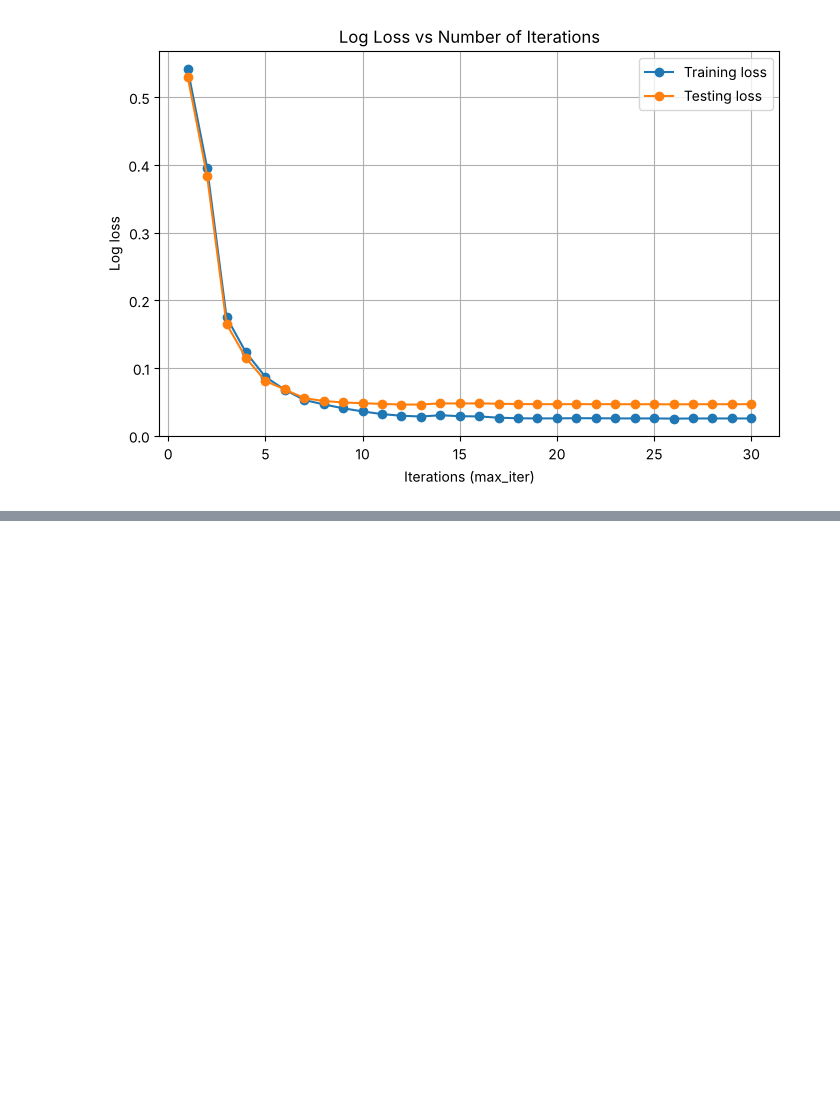
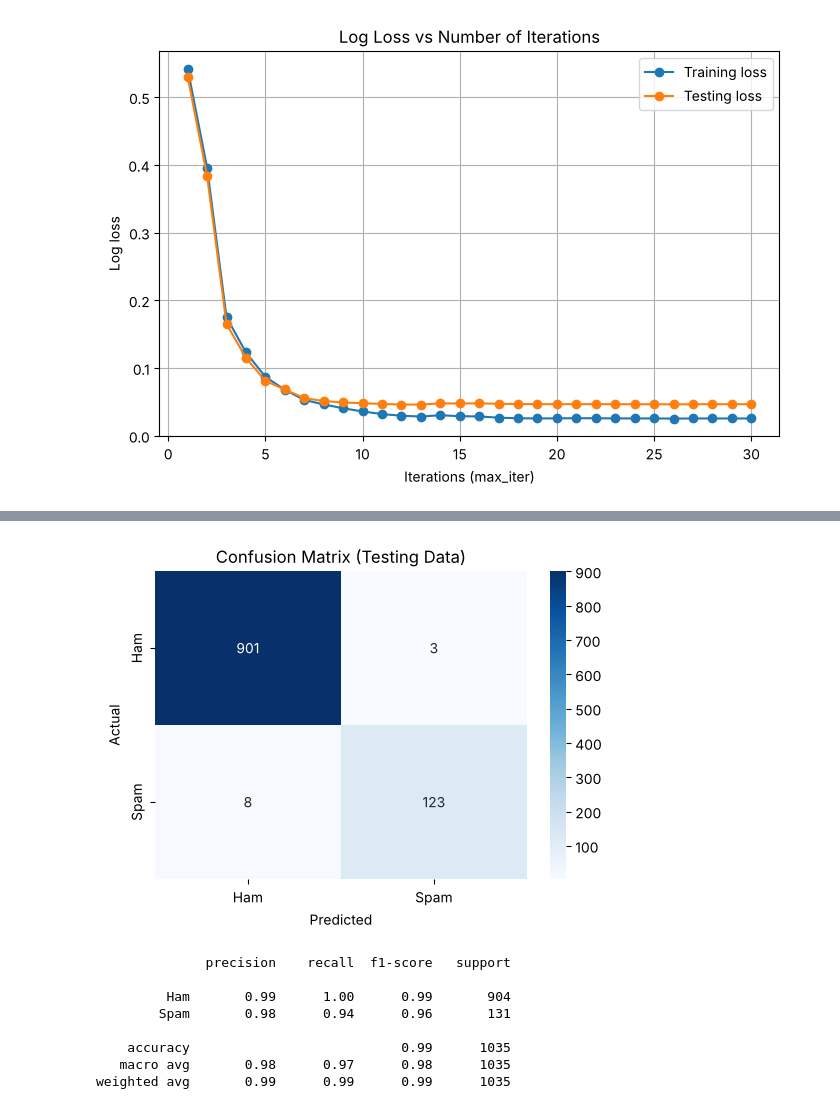
Before and after one commit to Obliterator-Abhinav/sms-spam-detection, a Jupyter notebook: SMS_Spam_Logistic_Regression.ipynb, the cells around one changed output, grey strips where cells are left out. Cells and saved outputs as stored; diff of their text form; code cells hidden in the pictures; blank space fills up the shorter version.

Commit message:
Added third chunk of code
Model evaluation, confusion matrix, and metrics

```diff
--- a/SMS_Spam_Logistic_Regression.ipynb
+++ b/SMS_Spam_Logistic_Regression.ipynb
@@ -341,0 +367,4 @@ plt.show()
+# %%
+# check the model on the training data and on the unseen test data
+y_pred_train = test_model(model, X_train_final, y_train, "training")
+y_pred = test_model(model, X_test_final, y_test, "testing")
@@ -341,0 +383,25 @@ plt.show()
+# %%
+# rows = actual class, columns = predicted class
+cm = confusion_matrix(y_test, y_pred)
+
+plt.figure(figsize=(6, 4))
+# annot=True writes the counts inside the boxes
+sns.heatmap(cm, annot=True, cmap="Blues", fmt="d",
+            xticklabels=["Ham", "Spam"], yticklabels=["Ham", "Spam"])
+plt.title("Confusion Matrix (Testing Data)")
+plt.xlabel("Predicted")
+plt.ylabel("Actual")
+plt.show()
+
+# table with precision, recall and F1-score for both classes
+print(classification_report(y_test, y_pred, target_names=["Ham", "Spam"]))
+# %% [output]
+[figure, added]
+              precision    recall  f1-score   support
+
+         Ham       0.99      1.00      0.99       904
+        Spam       0.98      0.94      0.96       131
+
+    accuracy                           0.99      1035
+   macro avg       0.98      0.97      0.98      1035
+weighted avg       0.99      0.99      0.99      1035
```
Also changed, not shown: parts of 35 cells of this notebook.
